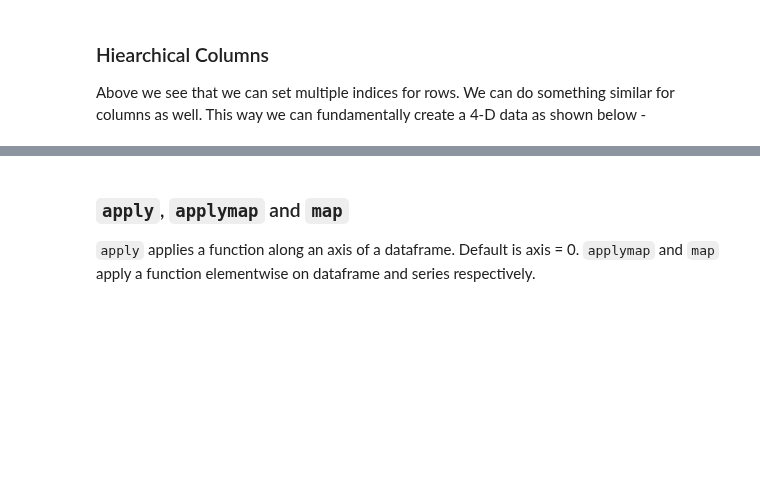
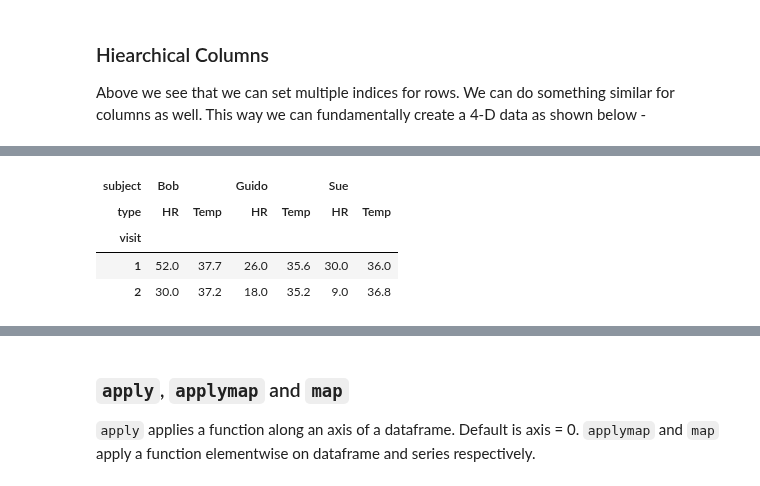
Before and after one commit to mayankkaizen/jupyter-notebooks, a Jupyter notebook: ML and DS/Pandas.ipynb, the cells around one changed output, grey strips where cells are left out. Saved outputs shown, nothing was run; the diff lists cells and outputs as text; code cells hidden in the pictures; blank space fills up the shorter version.

```diff
--- a/ML and DS/Pandas.ipynb
+++ b/ML and DS/Pandas.ipynb
@@ -986,0 +1187,8 @@ Name: (Bob, HR), dtype: float64
+# %%
+health_data.loc[2013]
+# %% [output]
+| subject | Bob |  | Guido |  | Sue |  |
+| type | HR | Temp | HR | Temp | HR | Temp |
+| visit |  |  |  |  |  |  |
+| 1 | 52.0 | 37.7 | 26.0 | 35.6 | 30.0 | 36.0 |
+| 2 | 30.0 | 37.2 | 18.0 | 35.2 | 9.0 | 36.8 |
```
Also changed, not shown: parts of 138 cells of this notebook, 8 other files.
